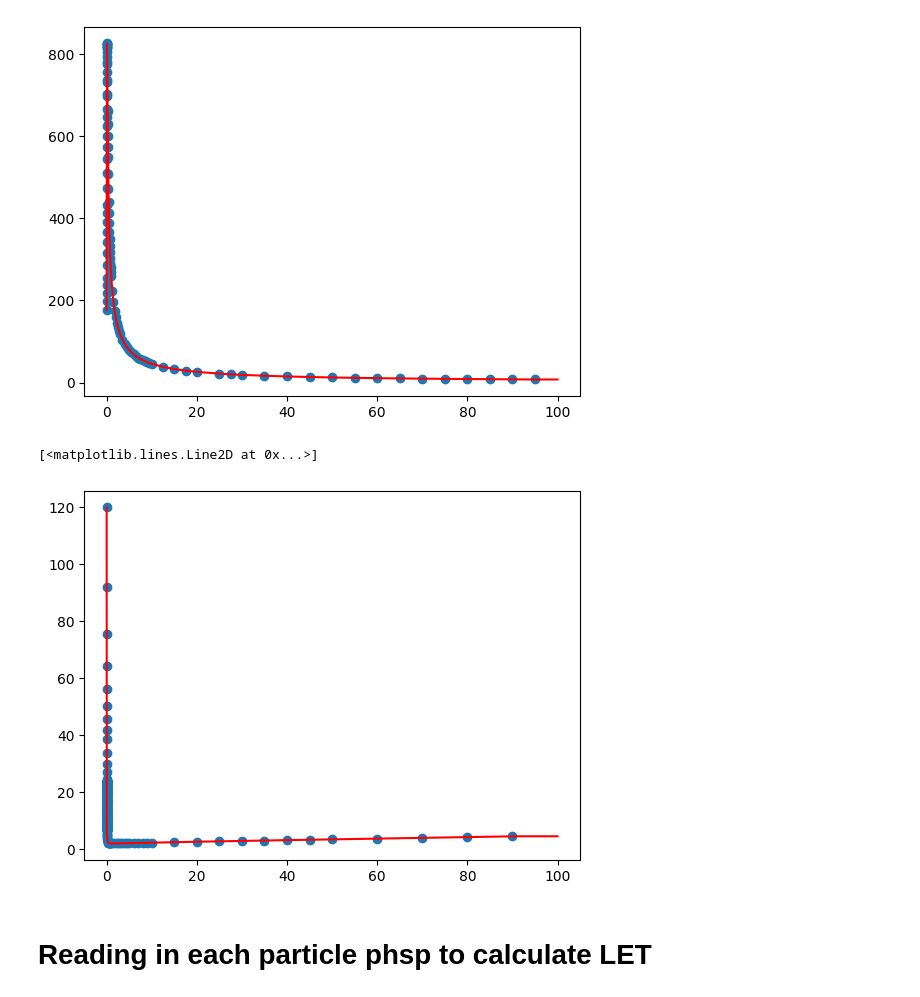
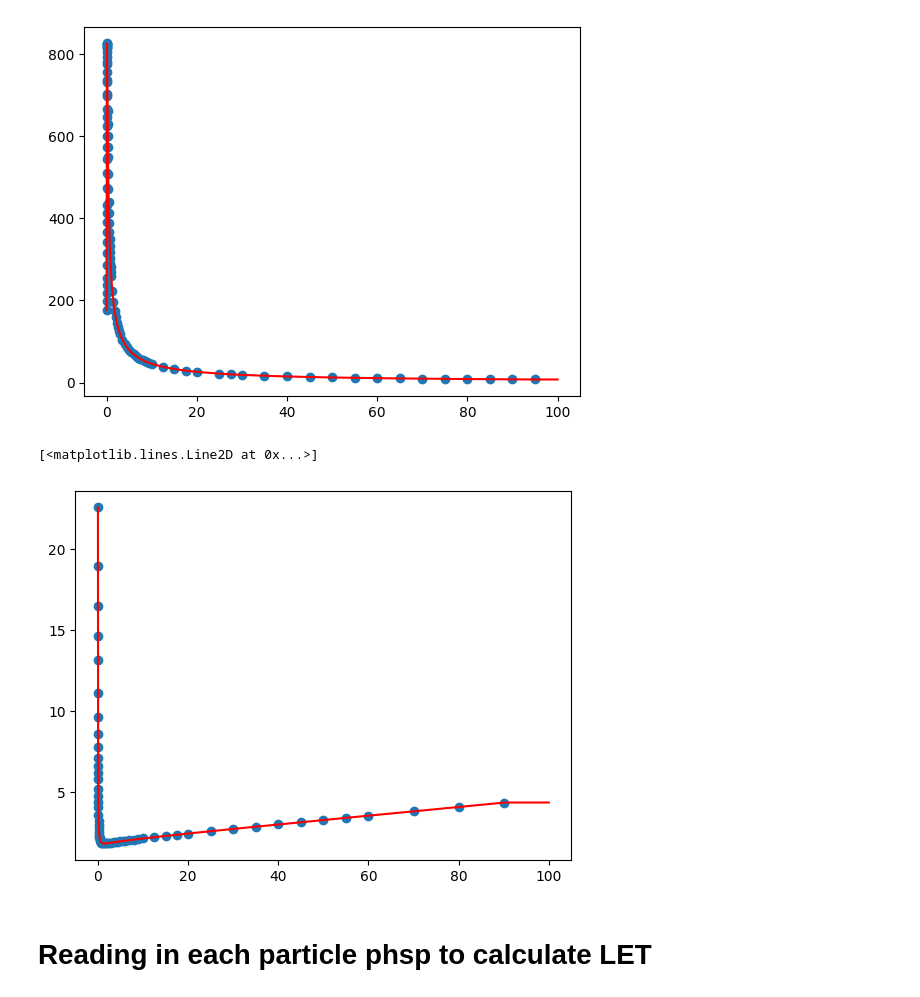
Before and after one commit to BrittHaanen15/Thesis_project, a Jupyter notebook: Python codes/TOPAS beam analysis.ipynb, the cells around one changed output. Saved outputs shown, nothing was run; the diff lists cells and outputs as text; code cells hidden in the pictures.

```diff
--- a/Python codes/TOPAS beam analysis.ipynb
+++ b/Python codes/TOPAS beam analysis.ipynb
@@ -27,15 +27,17 @@ NameError: name 'topas_dose' is not defined
 #Load in NIST SP data for protons
 data = pd.read_csv(r"..\TOPAS_data\NIST stopping power.csv", sep='|',header=None)
 
-SPdata = pd.DataFrame(columns=['Energy', 'SP'])
+SPdata = pd.DataFrame(columns=['Energy', 'SP', 'CSDA'])
 SPdata['Energy'] = data.iloc[:,0]
 SPdata['SP'] = data.iloc[:,1]
+SPdata['CSDA'] = data.iloc[:,2]
 SPdata = SPdata[SPdata['Energy']<100]
 
 #interpolate data down to 4 digits
-Expanded_SP = pd.DataFrame(columns=['Energy', 'SP'])
+Expanded_SP = pd.DataFrame(columns=['Energy', 'SP', 'CSDA'])
 Expanded_SP['Energy'] = np.arange(0, 100, 0.0001)
 Expanded_SP['SP'] = np.interp(Expanded_SP['Energy'], SPdata['Energy'], SPdata['SP'])
+Expanded_SP['CSDA'] = np.interp(Expanded_SP['Energy'], SPdata['Energy'], SPdata['CSDA'])
 
 plt.scatter(SPdata['Energy'], SPdata['SP'], label='NIST data')
 plt.plot(Expanded_SP['Energy'], Expanded_SP['SP'], label='Interpolation', color='r')
@@ -43,24 +45,24 @@ plt.plot(Expanded_SP['Energy'], Expanded_SP['SP'], label='Interpolation', color=
 [<matplotlib.lines.Line2D at 0x...>]
 [figure]
 # %%
-#Load in NIST SP data for protons
-data = pd.read_excel(r"..\TOPAS_data\NIST stopping power electrons.xlsx")
+#Load in NIST SP data for electrons
+data = pd.read_csv(r"..\TOPAS_data\NIST stopping power electrons.csv", sep='|',header=None)
 
-SPdata = pd.DataFrame(columns=['Energy', 'SP'])
+SPdata = pd.DataFrame(columns=['Energy', 'SP', 'CSDA'])
 SPdata['Energy'] = data.iloc[:,0]
 SPdata['SP'] = data.iloc[:,1]
 SPdata = SPdata[SPdata['Energy']<100]
 
 #interpolate data down to 4 digits
-Expanded_SP_el = pd.DataFrame(columns=['Energy', 'SP'])
+Expanded_SP_el = pd.DataFrame(columns=['Energy', 'SP', 'CSDA'])
 Expanded_SP_el['Energy'] = np.arange(0, 100, 0.0001)
 Expanded_SP_el['SP'] = np.interp(Expanded_SP['Energy'], SPdata['Energy'], SPdata['SP'])
 
 plt.scatter(SPdata['Energy'], SPdata['SP'], label='NIST data')
 plt.plot(Expanded_SP_el['Energy'], Expanded_SP_el['SP'], label='Interpolation', color='r')
 # %% [output]
 [<matplotlib.lines.Line2D at 0x...>]
-[figure, old version]
+[figure, new version]
 # %% [markdown]
 # Reading in each particle phsp to calculate LET
 # %%
```
Also changed, not shown: parts of 5 cells of this notebook, 3 other files.
